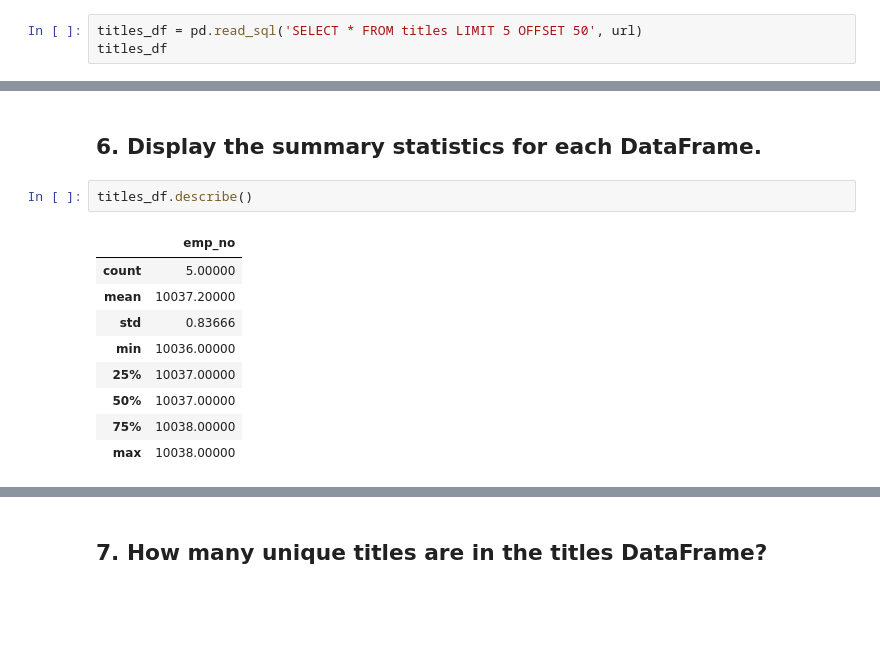
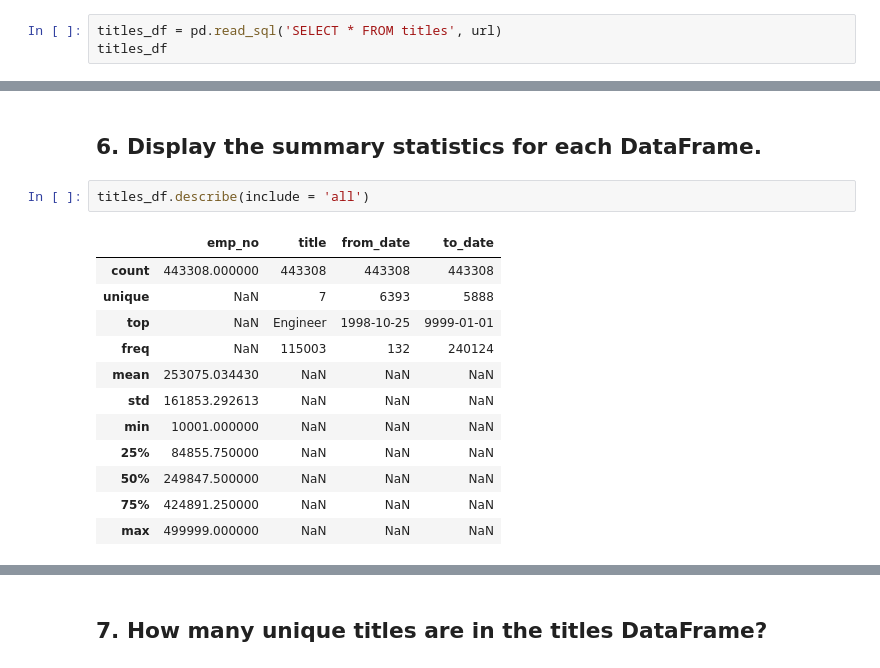
Before and after one commit to mariamnaqvi/numpy-pandas-visualization-exercises, a Jupyter notebook: advanced_dataframes.ipynb, the cells around one changed output, grey strips where cells are left out. Cells and saved outputs as stored; diff of their text form; blank space fills up the shorter version.

```diff
--- a/advanced_dataframes.ipynb
+++ b/advanced_dataframes.ipynb
@@ -60,5 +78,5 @@ emp_df
 # %%
-titles_df = pd.read_sql('SELECT * FROM titles LIMIT 5 OFFSET 50', url)
+titles_df = pd.read_sql('SELECT * FROM titles', url)
 titles_df
 # %% [output]
 |  | emp_no | title | from_date | to_date |
@@ -80,14 +105,17 @@ emp_df.shape
 # %% [markdown]
 ## 6. Display the summary statistics for each DataFrame.
 # %%
-titles_df.describe()
+titles_df.describe(include = 'all')
 # %% [output]
-|  | emp_no |
-| count | 5.00000 |
-| mean | 10037.20000 |
-| std | 0.83666 |
-| min | 10036.00000 |
-| 25% | 10037.00000 |
-| 50% | 10037.00000 |
-| 75% | 10038.00000 |
-| max | 10038.00000 |
+|  | emp_no | title | from_date | to_date |
+| count | 443308.000000 | 443308 | 443308 | 443308 |
+| unique | NaN | 7 | 6393 | 5888 |
+| top | NaN | Engineer | 1998-10-25 | 9999-01-01 |
+| freq | NaN | 115003 | 132 | 240124 |
+| mean | 253075.034430 | NaN | NaN | NaN |
+| std | 161853.292613 | NaN | NaN | NaN |
+| min | 10001.000000 | NaN | NaN | NaN |
+| 25% | 84855.750000 | NaN | NaN | NaN |
+| 50% | 249847.500000 | NaN | NaN | NaN |
+| 75% | 424891.250000 | NaN | NaN | NaN |
+| max | 499999.000000 | NaN | NaN | NaN |
```
Also changed, not shown: parts of 11 cells of this notebook.
